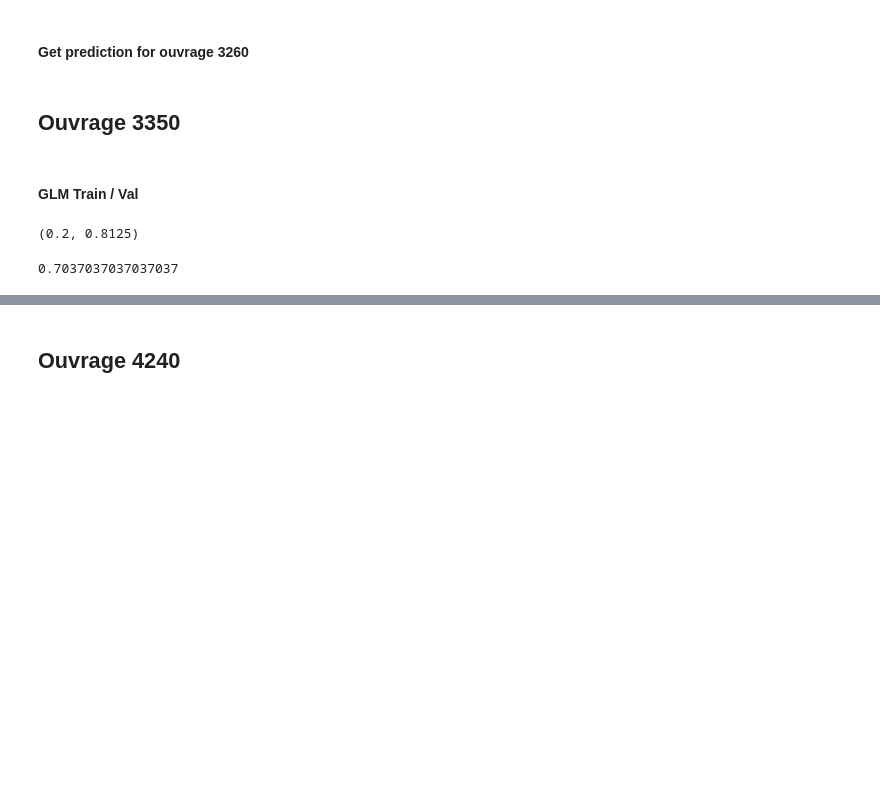
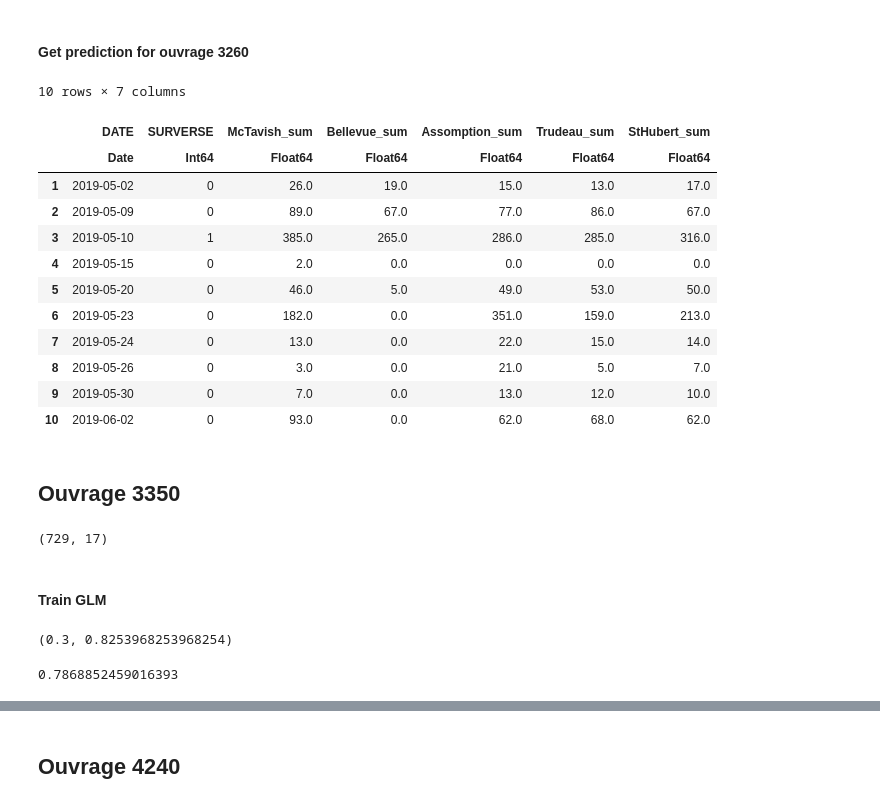
Before and after one commit to JeyzerMC/MTH3302-Project, a Jupyter notebook: Modele_Isolation.ipynb, the cells around one changed output, grey strips where cells are left out. Cells and saved outputs as stored; diff of their text form; code cells hidden in the pictures; blank space fills up the shorter version.

```diff
--- a/Modele_Isolation.ipynb
+++ b/Modele_Isolation.ipynb
@@ -92,5 +102,5 @@ test_pred_rf = get_rf_probas(data_set, test_set, names_ft, best_params)
 # %%
-test_pred = (test_pred_glm + test_pred_rf) ./ 2;
+test_pred = (test_pred_glm + test_pred_rf[:, 2]) ./ 2;
 # %%
 test_pred[test_pred .>= best_threshold] .= 1.0;
 test_pred[test_pred .< best_threshold] .= 0.0;
@@ -100,22 +110,41 @@ test_pred = convert(Array{Int}, trunc.(test_pred));
 # %%
 pred_3260 = test_set;
 pred_3260[!, :SURVERSE] = test_pred;
+vis_ft = [:DATE, :SURVERSE, :McTavish_sum, :Bellevue_sum, :Assomption_sum, :Trudeau_sum, :StHubert_sum];
+first(pred_3260[!, vis_ft], 10)
+# %% [output]
+10 rows × 7 columns
+|  | DATE | SURVERSE | McTavish_sum | Bellevue_sum | Assomption_sum | Trudeau_sum | StHubert_sum |
+|  | Date | Int64 | Float64 | Float64 | Float64 | Float64 | Float64 |
+| 1 | 2019-05-02 | 0 | 26.0 | 19.0 | 15.0 | 13.0 | 17.0 |
+| 2 | 2019-05-09 | 0 | 89.0 | 67.0 | 77.0 | 86.0 | 67.0 |
+| 3 | 2019-05-10 | 1 | 385.0 | 265.0 | 286.0 | 285.0 | 316.0 |
+| 4 | 2019-05-15 | 0 | 2.0 | 0.0 | 0.0 | 0.0 | 0.0 |
+| 5 | 2019-05-20 | 0 | 46.0 | 5.0 | 49.0 | 53.0 | 50.0 |
+| 6 | 2019-05-23 | 0 | 182.0 | 0.0 | 351.0 | 159.0 | 213.0 |
+| 7 | 2019-05-24 | 0 | 13.0 | 0.0 | 22.0 | 15.0 | 14.0 |
+| 8 | 2019-05-26 | 0 | 3.0 | 0.0 | 21.0 | 5.0 | 7.0 |
+| 9 | 2019-05-30 | 0 | 7.0 | 0.0 | 13.0 | 12.0 | 10.0 |
+| 10 | 2019-06-02 | 0 | 93.0 | 0.0 | 62.0 | 68.0 | 62.0 |
 # %% [markdown]
 ## Ouvrage 3350
 # %%
-data_3350 = CSV.read("data/parsed/ouvrage_3350.csv");
-train_set, val_set = partitionTrainTest(data_3350);
+data_set = CSV.read("data/parsed/ouvrage_3350.csv");
+train_set, val_set = partitionTrainTest(data_set);
+val_labels = val_set[!, :SURVERSE];
+size(data_set)
+# %% [output]
+(729, 17)
 # %% [markdown]
-#### GLM Train / Val
+#### Train GLM
 # %%
 val_model = glm(val_form, train_set, Bernoulli(), LogitLink())
-val_labels = val_set[!, :SURVERSE];
-val_pred = GLM.predict(val_model, val_set);
+val_pred_glm = GLM.predict(val_model, val_set);
 
-find_best_threshold(val_pred, val_labels)
+best_threshold_glm, f1_score_glm = find_best_threshold(val_pred_glm, val_labels)
 # %% [output]
-(0.2, 0.8125)
+(0.3, 0.8253968253968254)
 # %%
-evaluate_threshold(val_pred, val_labels, 0.5)
+evaluate_threshold(val_pred_glm, val_labels, 0.5)
 # %% [output]
-0.7037037037037037
+0.7868852459016393
```
Also changed, not shown: parts of 114 cells of this notebook, 4 other files.
